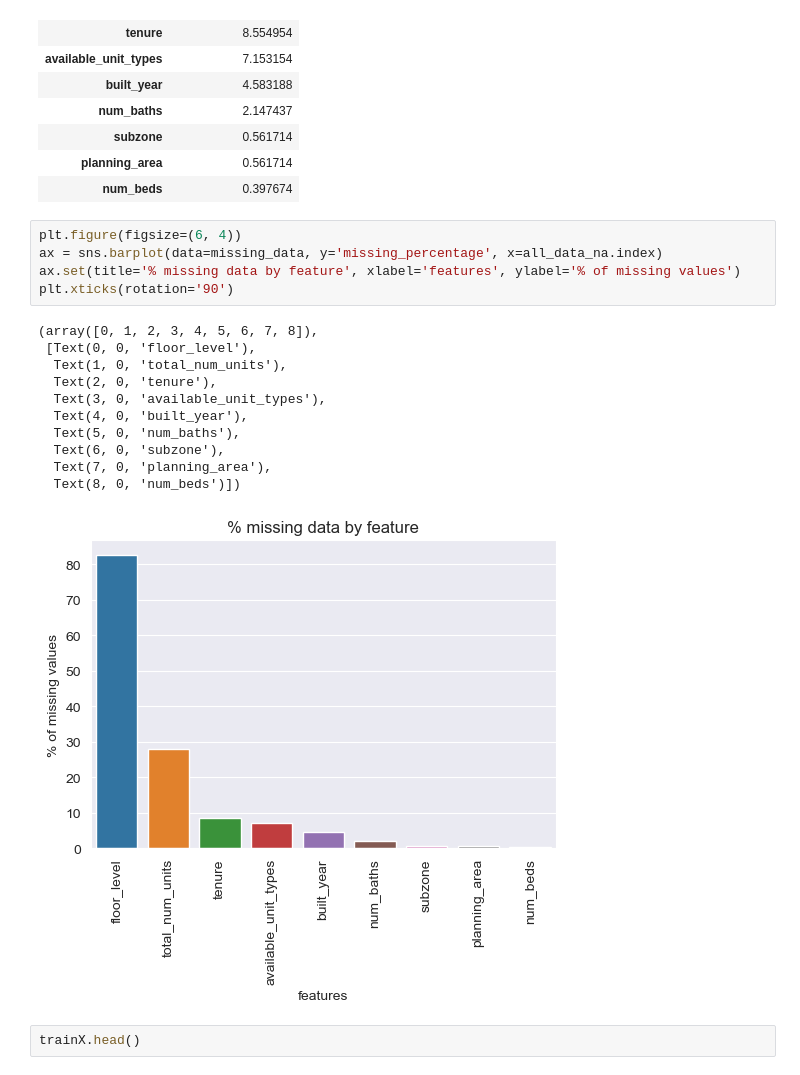
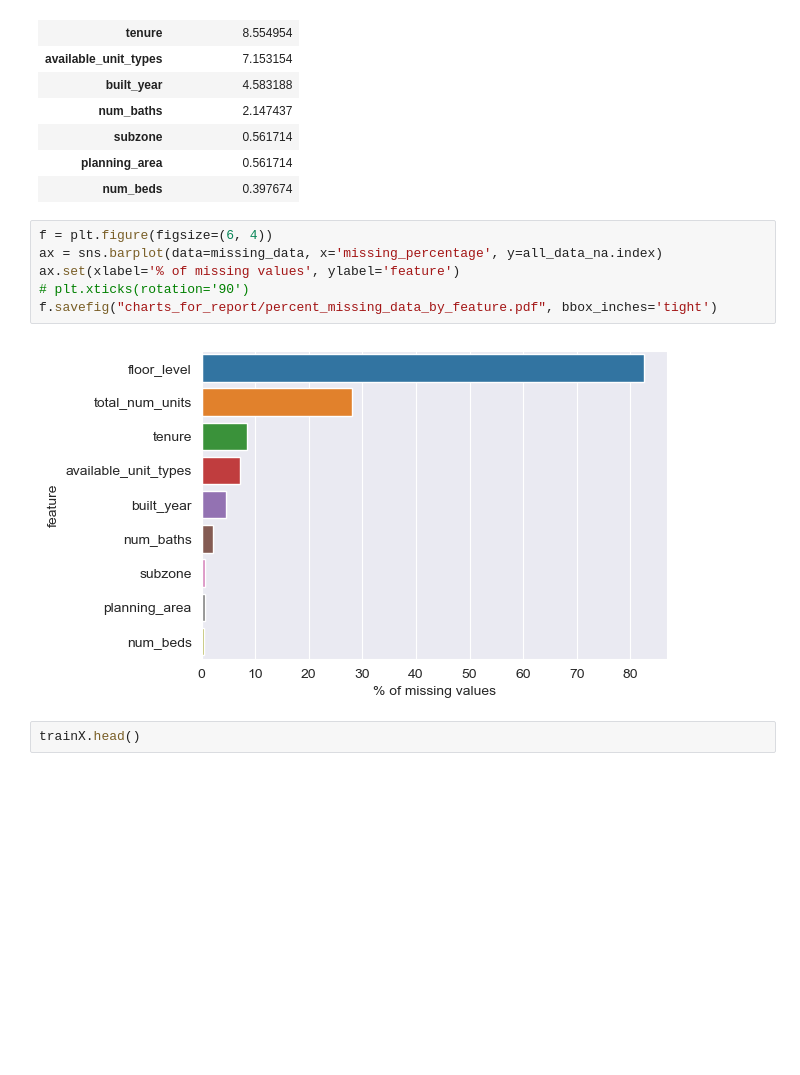
Before and after one commit to atul1696/cs5228-project, a Jupyter notebook: EDA.ipynb, the cells around one changed output. Saved outputs shown, nothing was run; the diff lists cells and outputs as text; blank space fills up the shorter version.

```diff
--- a/EDA.ipynb
+++ b/EDA.ipynb
@@ -110,22 +111,13 @@ num_beds, dtype = float64
 | planning_area | 0.561714 |
 | num_beds | 0.397674 |
 # %%
-plt.figure(figsize=(6, 4))
-ax = sns.barplot(data=missing_data, y='missing_percentage', x=all_data_na.index)
-ax.set(title='% missing data by feature', xlabel='features', ylabel='% of missing values')
-plt.xticks(rotation='90')
+f = plt.figure(figsize=(6, 4))
+ax = sns.barplot(data=missing_data, x='missing_percentage', y=all_data_na.index)
+ax.set(xlabel='% of missing values', ylabel='feature')
+# plt.xticks(rotation='90')
+f.savefig("charts_for_report/percent_missing_data_by_feature.pdf", bbox_inches='tight')
 # %% [output]
-(array([0, 1, 2, 3, 4, 5, 6, 7, 8]),
- [Text(0, 0, 'floor_level'),
-  Text(1, 0, 'total_num_units'),
-  Text(2, 0, 'tenure'),
-  Text(3, 0, 'available_unit_types'),
-  Text(4, 0, 'built_year'),
-  Text(5, 0, 'num_baths'),
-  Text(6, 0, 'subzone'),
-  Text(7, 0, 'planning_area'),
-  Text(8, 0, 'num_beds')])
-[figure, old version]
+[figure, new version]
 # %%
 trainX.head()
 # %% [output]
```
Also changed, not shown: parts of 28 cells of this notebook.
